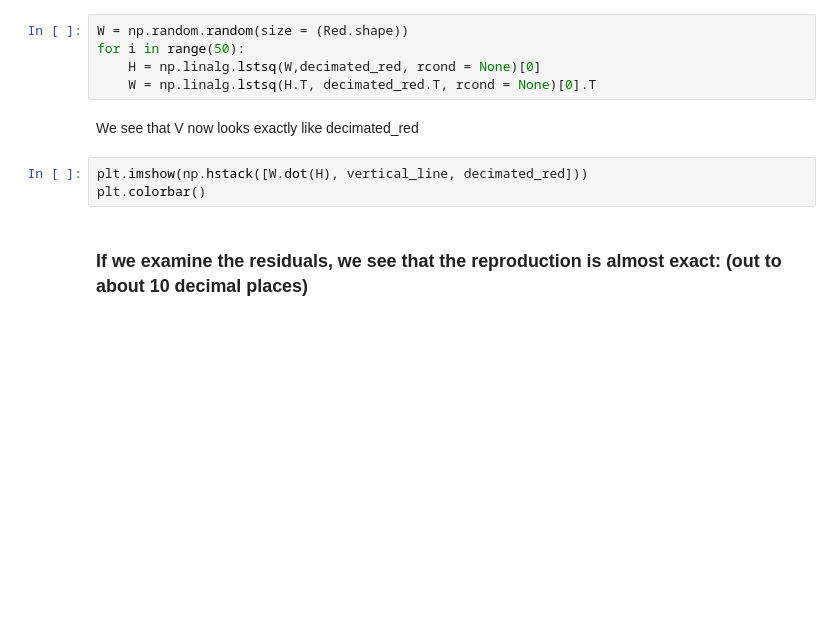
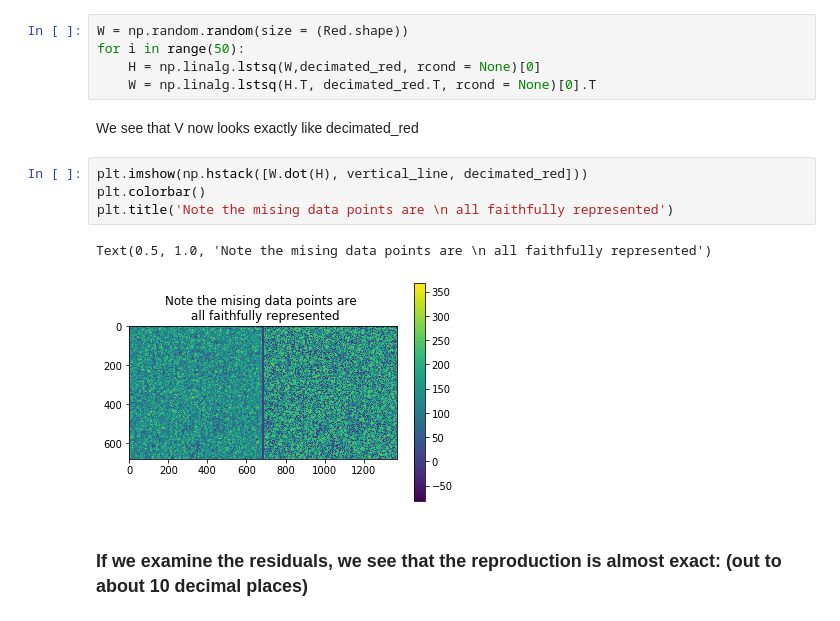
Before and after one commit to ljbelenky/matrix_factorization_example, a Jupyter notebook: Matrix Factorization Example.ipynb, the cells around one changed output. Drawn from its saved outputs; the diff is of its cells as text; blank space fills up the shorter version.

```diff
--- a/Matrix Factorization Example.ipynb
+++ b/Matrix Factorization Example.ipynb
@@ -81,6 +94,10 @@ We see that V now looks exactly like decimated_red
 # %%
 plt.imshow(np.hstack([W.dot(H), vertical_line, decimated_red]))
 plt.colorbar()
+plt.title('Note the mising data points are \n all faithfully represented')
+# %% [output]
+Text(0.5, 1.0, 'Note the mising data points are \n all faithfully represented')
+[figure, added]
 # %% [markdown]
 ### If we examine the residuals, we see that the reproduction is almost exact: (out to about 10 decimal places)
 # %%
```
Also changed, not shown: parts of 10 cells of this notebook.
